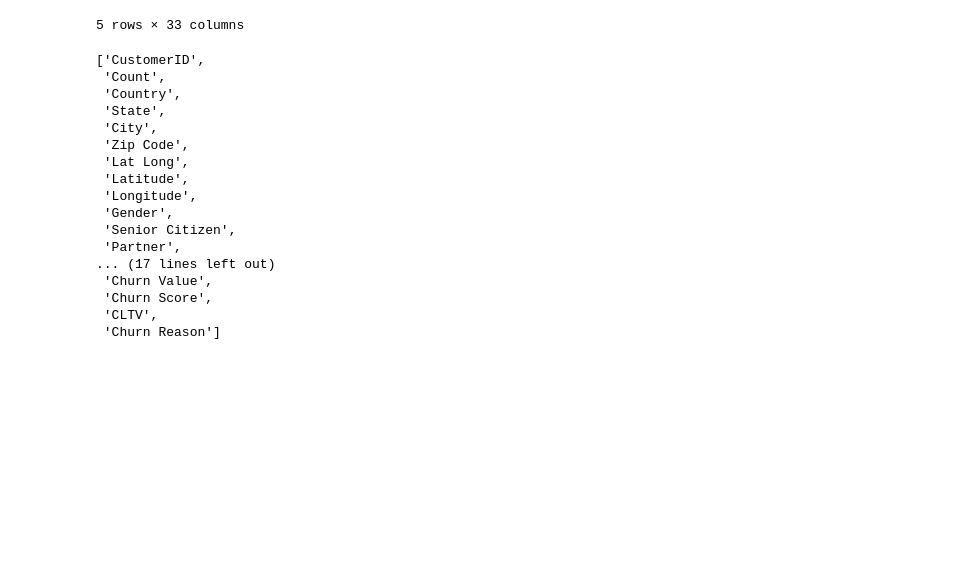
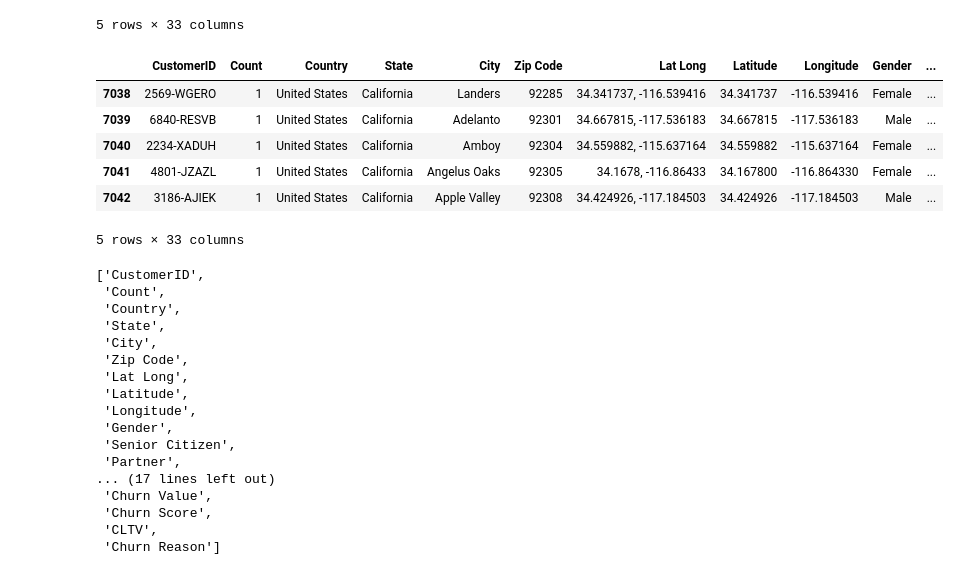
Before and after one commit to gpnkuna/Churn-Model, a Jupyter notebook: notebooks/Customer_churn_prediction.ipynb, the cells around one changed output. Cells and saved outputs as stored; diff of their text form; code cells hidden in the pictures; blank space fills up the shorter version.

```diff
--- a/notebooks/Customer_churn_prediction.ipynb
+++ b/notebooks/Customer_churn_prediction.ipynb
@@ -16,6 +25,16 @@ df.head()
 | 3 | 7892-POOKP | 1 | United States | California | Los Angeles | 90010 | 34.062125, -118.315709 | 34.062125 | -118.315709 | Female | ... |
 | 4 | 0280-XJGEX | 1 | United States | California | Los Angeles | 90015 | 34.039224, -118.266293 | 34.039224 | -118.266293 | Male | ... |
 5 rows × 33 columns
+# %%
+df.tail()
+# %% [output]
+|  | CustomerID | Count | Country | State | City | Zip Code | Lat Long | Latitude | Longitude | Gender | ... |
+| 7038 | 2569-WGERO | 1 | United States | California | Landers | 92285 | 34.341737, -116.539416 | 34.341737 | -116.539416 | Female | ... |
+| 7039 | 6840-RESVB | 1 | United States | California | Adelanto | 92301 | 34.667815, -117.536183 | 34.667815 | -117.536183 | Male | ... |
+| 7040 | 2234-XADUH | 1 | United States | California | Amboy | 92304 | 34.559882, -115.637164 | 34.559882 | -115.637164 | Female | ... |
+| 7041 | 4801-JZAZL | 1 | United States | California | Angelus Oaks | 92305 | 34.1678, -116.86433 | 34.167800 | -116.864330 | Female | ... |
+| 7042 | 3186-AJIEK | 1 | United States | California | Apple Valley | 92308 | 34.424926, -117.184503 | 34.424926 | -117.184503 | Male | ... |
+5 rows × 33 columns
 # %%
 df.columns.to_list()
 # %% [output]
```
Also changed, not shown: parts of 31 cells of this notebook.
